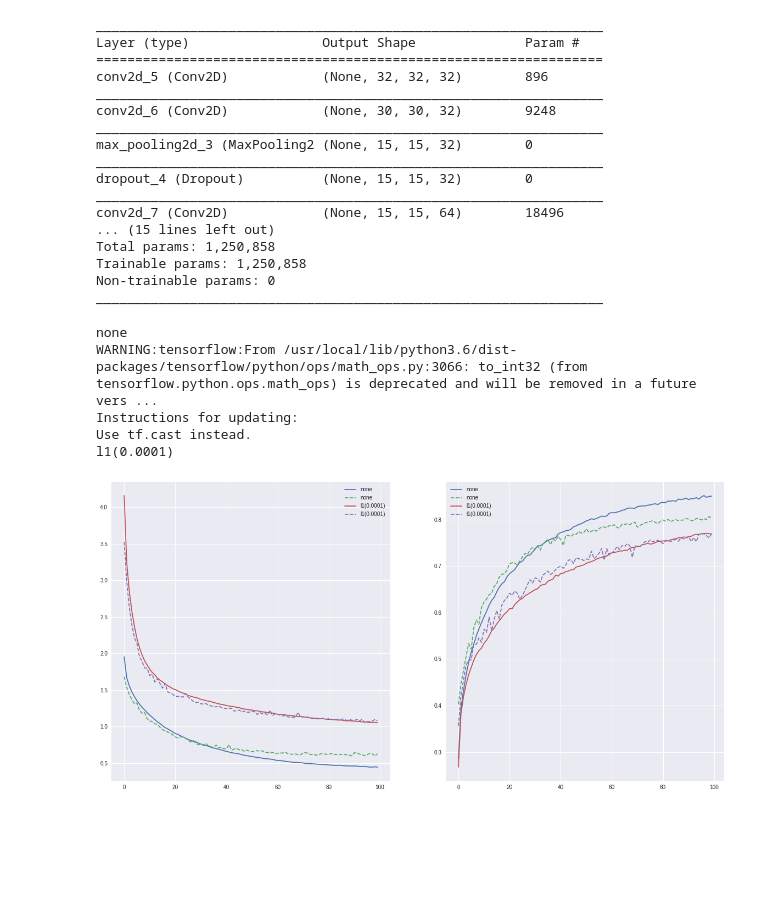
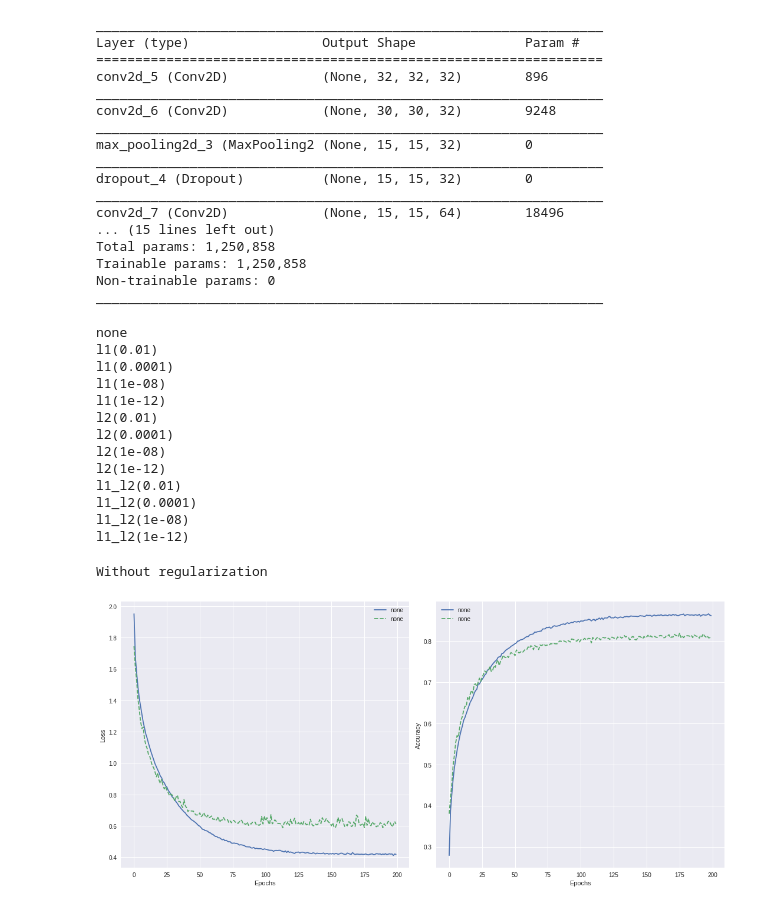
Before and after one commit to kvzl/ML100-Days, a Jupyter notebook: homework/Day_081_HW.ipynb, the cells around one changed output. Drawn from its saved outputs; the diff is of its cells as text; code cells hidden in the pictures; blank space fills up the shorter version.

```diff
--- a/homework/Day_081_HW.ipynb
+++ b/homework/Day_081_HW.ipynb
@@ -107,17 +107,15 @@ _________________________________________________________________
 """
 Set your hyper-parameters
 """
-# REGULARIZER = [l1, l2, l1_l2]
-REGULARIZER = [l1]
-# SCALE = [1e-2, 1e-4, 1e-8, 1e-12]
-SCALE = [1e-4]
+REGULARIZER = [l1, l2, l1_l2]
+SCALE = [1e-2, 1e-4, 1e-8, 1e-12]
 # %%
 from itertools import product
 
 results = {}
 lr = 1e-4
 batch_size = 128
-epochs = 100
+epochs = 200
 
 """
 Set your training loop
@@ -149,10 +147,18 @@ for regularize in cb:
     results[name] = history
 # %% [output]
 none
-WARNING:tensorflow:From /usr/local/lib/python3.6/dist-packages/tensorflow/python/ops/math_ops.py:3066: to_int32 (from tensorflow.python.ops.math_ops) is deprecated and will be removed in a future vers ...
-Instructions for updating:
-Use tf.cast instead.
+l1(0.01)
 l1(0.0001)
+l1(1e-08)
+l1(1e-12)
+l2(0.01)
+l2(0.0001)
+l2(1e-08)
+l2(1e-12)
+l1_l2(0.01)
+l1_l2(0.0001)
+l1_l2(1e-08)
+l1_l2(1e-12)
 # %%
 import matplotlib.pyplot as plt
 %matplotlib inline
@@ -160,24 +166,34 @@ import matplotlib.pyplot as plt
 plot the results
 """
 
-fig, ax = plt.subplots(1, 2, figsize=(20, 10))
+def plot(results):
+    fig, ax = plt.subplots(1, 2, figsize=(15, 7))
 
-for name, history in results.items():
-    loss = history.history['loss']
-    val_loss = history.history['val_loss']
+    for name, history in results.items():
+        loss = history.history['loss']
+        val_loss = history.history['val_loss']
 
-    ax[0].plot(loss, linestyle='-', label=name)
-    ax[0].plot(val_loss, linestyle='--', label=name)
-    ax[0].legend()
+        ax[0].plot(loss, linestyle='-', label=name)
+        ax[0].plot(val_loss, linestyle='--', label=name)
+        ax[0].set_xlabel('Epochs')
+        ax[0].set_ylabel('Loss')
+        ax[0].legend()
 
-for name, history in results.items():
-    acc = history.history['acc']
-    val_acc = history.history['val_acc']
+    for name, history in results.items():
+        acc = history.history['acc']
+        val_acc = history.history['val_acc']
 
-    ax[1].plot(acc, linestyle='-', label=name)
-    ax[1].plot(val_acc, linestyle='--', label=name)
-    ax[1].legend()
+        ax[1].plot(acc, linestyle='-', label=name)
+        ax[1].plot(val_acc, linestyle='--', label=name)
+        ax[1].set_xlabel('Epochs')
+        ax[1].set_ylabel('Accuracy')
+        ax[1].legend()
 
-plt.show()
+    plt.tight_layout()
+    plt.show()
-# %% [output]
-[figure, removed]
+# %%
+print('Without regularization')
+plot({ k: v for k, v in results.items() if k.startswith('none') })
+# %% [output]
+Without regularization
+[figure, added]
```
Also changed, not shown: parts of 4 cells of this notebook.
